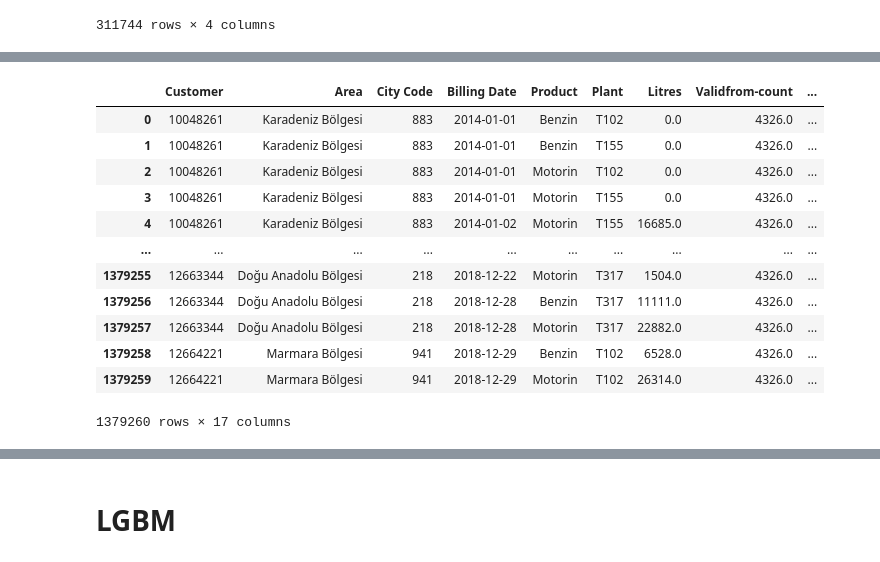
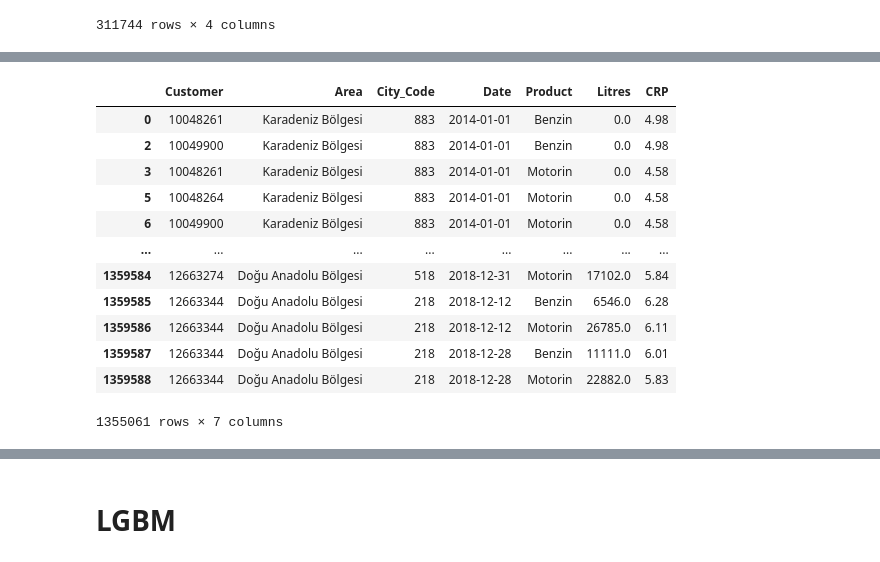
Before and after one commit to ata-turhan/Delta-ChatBot, a Jupyter notebook: Shell-GBDT.ipynb, the cells around one changed output, grey strips where cells are left out. Drawn from its saved outputs; the diff is of its cells as text; code cells hidden in the pictures.

```diff
--- a/Shell-GBDT.ipynb
+++ b/Shell-GBDT.ipynb
@@ -70,3 +71,7 @@ price
 | 311742 | 990 | 2019-12-30 | Motorin | 6.74 |
 | 311743 | 990 | 2019-12-31 | Motorin | 6.74 |
 311744 rows × 4 columns
+# %%
+train.drop(columns=["Plant"], inplace = True)
+train.rename(columns={"City Code":"City_Code", "Billing Date":"Date"}, inplace = True)
+train
@@ -73,4 +92,4 @@ price
 # %%
-price.rename(columns={"Product":"Product-Price"}, inplace = True)
+price.rename(columns={"City Code":"City_Code", "Validfrom":"Date"}, inplace = True)
 price
 # %% [output]
@@ -161,17 +109,18 @@ price_grpd_agg
 # %%
-train_price = pd.merge(train, price_grpd_agg, how = "left")
+train_price = pd.merge(train, price, on = ["City_Code", "Date", "Product"])
+train_price.drop_duplicates(inplace = True)
 train_price
 # %% [output]
-|  | Customer | Area | City Code | Billing Date | Product | Plant | Litres | Validfrom-count | ... |
-| 0 | 10048261 | Karadeniz Bölgesi | 883 | 2014-01-01 | Benzin | T102 | 0.0 | 4326.0 | ... |
-| 1 | 10048261 | Karadeniz Bölgesi | 883 | 2014-01-01 | Benzin | T155 | 0.0 | 4326.0 | ... |
-| 2 | 10048261 | Karadeniz Bölgesi | 883 | 2014-01-01 | Motorin | T102 | 0.0 | 4326.0 | ... |
-| 3 | 10048261 | Karadeniz Bölgesi | 883 | 2014-01-01 | Motorin | T155 | 0.0 | 4326.0 | ... |
-| 4 | 10048261 | Karadeniz Bölgesi | 883 | 2014-01-02 | Motorin | T155 | 16685.0 | 4326.0 | ... |
-| ... | ... | ... | ... | ... | ... | ... | ... | ... | ... |
-| 1379255 | 12663344 | Doğu Anadolu Bölgesi | 218 | 2018-12-22 | Motorin | T317 | 1504.0 | 4326.0 | ... |
-| 1379256 | 12663344 | Doğu Anadolu Bölgesi | 218 | 2018-12-28 | Benzin | T317 | 11111.0 | 4326.0 | ... |
-| 1379257 | 12663344 | Doğu Anadolu Bölgesi | 218 | 2018-12-28 | Motorin | T317 | 22882.0 | 4326.0 | ... |
-| 1379258 | 12664221 | Marmara Bölgesi | 941 | 2018-12-29 | Benzin | T102 | 6528.0 | 4326.0 | ... |
-| 1379259 | 12664221 | Marmara Bölgesi | 941 | 2018-12-29 | Motorin | T102 | 26314.0 | 4326.0 | ... |
+|  | Customer | Area | City_Code | Date | Product | Litres | CRP |
+| 0 | 10048261 | Karadeniz Bölgesi | 883 | 2014-01-01 | Benzin | 0.0 | 4.98 |
+| 2 | 10049900 | Karadeniz Bölgesi | 883 | 2014-01-01 | Benzin | 0.0 | 4.98 |
+| 3 | 10048261 | Karadeniz Bölgesi | 883 | 2014-01-01 | Motorin | 0.0 | 4.58 |
+| 5 | 10048264 | Karadeniz Bölgesi | 883 | 2014-01-01 | Motorin | 0.0 | 4.58 |
+| 6 | 10049900 | Karadeniz Bölgesi | 883 | 2014-01-01 | Motorin | 0.0 | 4.58 |
+| ... | ... | ... | ... | ... | ... | ... | ... |
+| 1359584 | 12663274 | Doğu Anadolu Bölgesi | 518 | 2018-12-31 | Motorin | 17102.0 | 5.84 |
+| 1359585 | 12663344 | Doğu Anadolu Bölgesi | 218 | 2018-12-12 | Benzin | 6546.0 | 6.28 |
+| 1359586 | 12663344 | Doğu Anadolu Bölgesi | 218 | 2018-12-12 | Motorin | 26785.0 | 6.11 |
+| 1359587 | 12663344 | Doğu Anadolu Bölgesi | 218 | 2018-12-28 | Benzin | 11111.0 | 6.01 |
+| 1359588 | 12663344 | Doğu Anadolu Bölgesi | 218 | 2018-12-28 | Motorin | 22882.0 | 5.83 |
-1379260 rows × 17 columns
+1355061 rows × 7 columns
```
Also changed, not shown: parts of 42 cells of this notebook.
